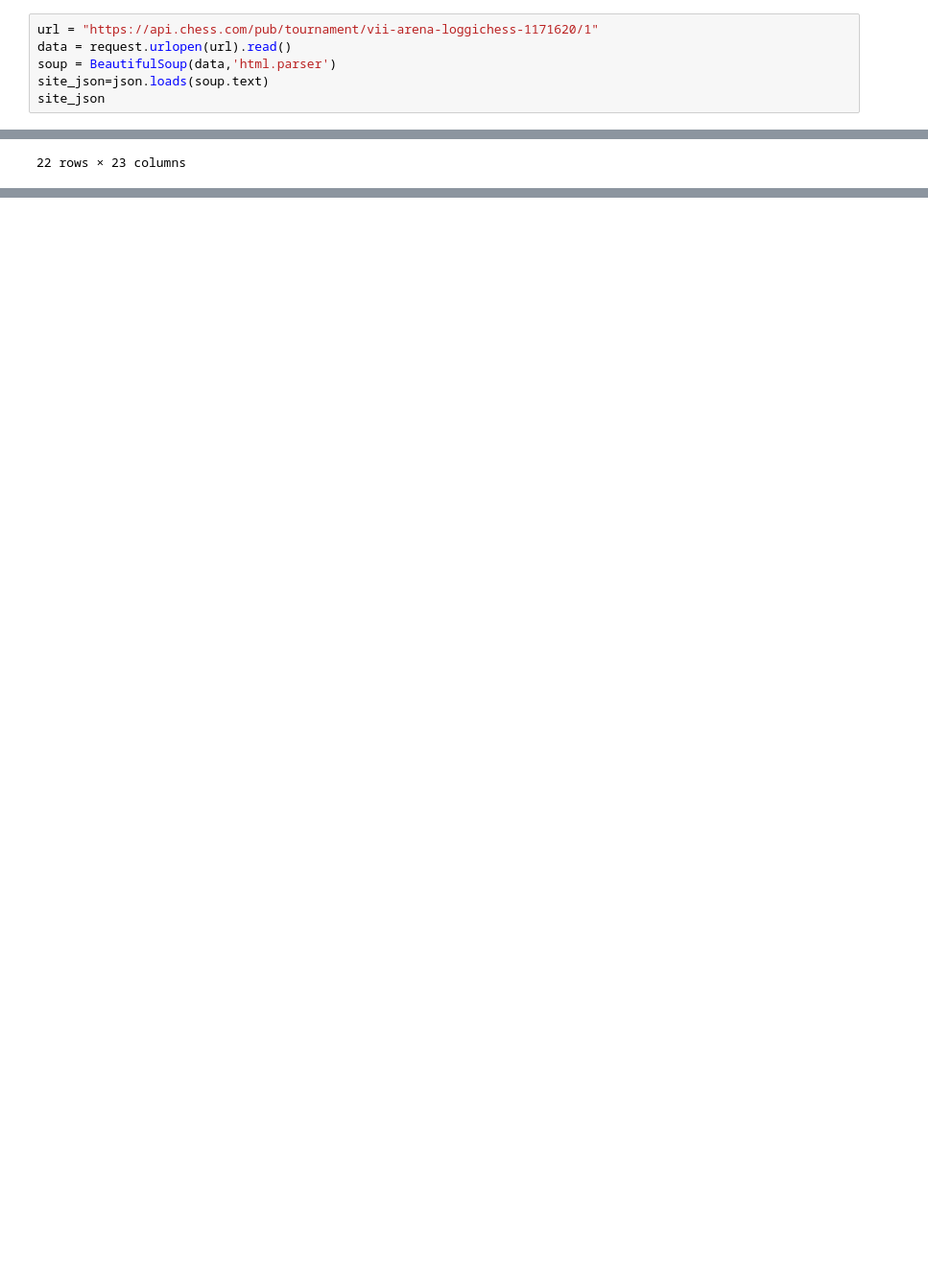
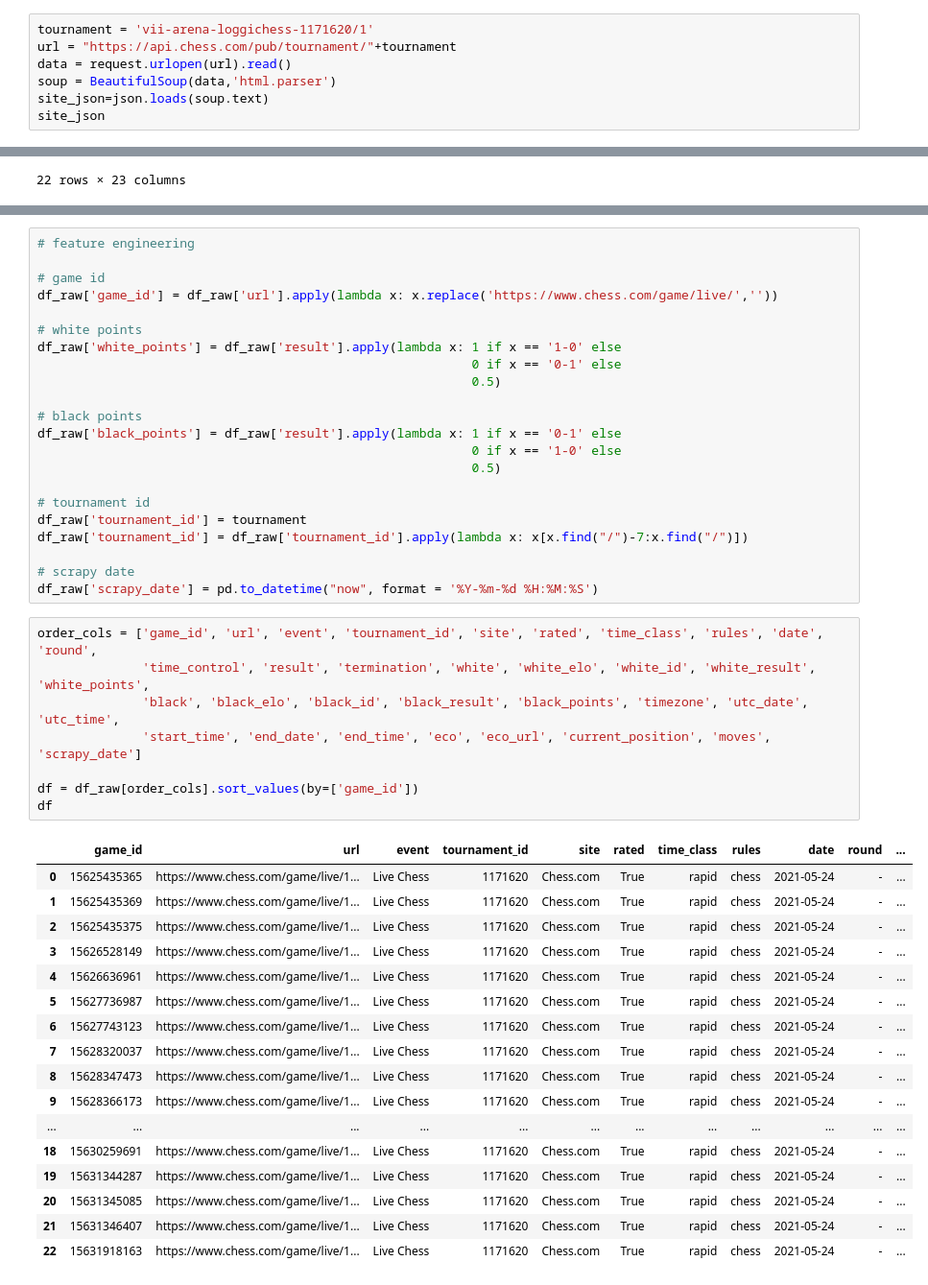
Before and after one commit to VitorMusachio/chessdotcom_tournaments, a Jupyter notebook: chessdotcom_tournaments.ipynb, the cells around one changed output, grey strips where cells are left out. Shown at 96% size. Cells and saved outputs as stored; diff of their text form; blank space fills up the shorter version.

Commit message:
add feature engineering and final data task

```diff
--- a/chessdotcom_tournaments.ipynb
+++ b/chessdotcom_tournaments.ipynb
@@ -5,7 +5,8 @@ import pandas as pd
 from urllib import request
 from bs4    import BeautifulSoup
 # %%
-url = "https://api.chess.com/pub/tournament/vii-arena-loggichess-1171620/1"
+tournament = 'vii-arena-loggichess-1171620/1'
+url = "https://api.chess.com/pub/tournament/"+tournament
 data = request.urlopen(url).read()
 soup = BeautifulSoup(data,'html.parser')
 site_json=json.loads(soup.text)
@@ -284,3 +285,51 @@ df_raw.T
 | link | https://www.chess.com/game/live/1... | https://www.chess.com/game/live/1... | https://www.chess.com/game/live/1... | https://www.chess.com/game/live/1... | https://www.chess.com/game/live/1... | https://www.chess.com/game/live/1... | https://www.chess.com/game/live/1... | https://www.chess.com/game/live/1... | https://www.chess.com/game/live/1... | https://www.chess.com/game/live/1... | ... | ... |
 | moves | 1. d4 { 0:10:01.9} 1... f5 { 0:09... | 1. d4 { 0:09:50.6} 1-0 | 1. d4 { 0:09:58.8} 1... d5 { 0:10... | 1. d4 { 0:09:59.1} 1... d5 { 0:09... | 1. d4 { 0:09:59.4} 1... d5 { 0:09... | 1. e4 { 0:10:00.7} 1... c6 { 0:09... | 1. e4 { 0:10:00.4} 1... e5 { 0:09... | 1. e4 { 0:10:00.9} 1... c6 { 0:10... | 1. d4 { 0:09:57.9} 1... d5 { 0:09... | 1. e4 { 0:09:57.1} 1... d5 { 0:10... | ... | ... |
 31 rows × 23 columns
+# %%
+# feature engineering
+
+# game id
+df_raw['game_id'] = df_raw['url'].apply(lambda x: x.replace('https://www.chess.com/game/live/',''))
+
+# white points
+df_raw['white_points'] = df_raw['result'].apply(lambda x: 1 if x == '1-0' else
+                                                          0 if x == '0-1' else
+                                                          0.5)
+
+# black points
+df_raw['black_points'] = df_raw['result'].apply(lambda x: 1 if x == '0-1' else
+                                                          0 if x == '1-0' else
+                                                          0.5)
+
+# tournament id
+df_raw['tournament_id'] = tournament
+df_raw['tournament_id'] = df_raw['tournament_id'].apply(lambda x: x[x.find("/")-7:x.find("/")])
+
+# scrapy date
+df_raw['scrapy_date'] = pd.to_datetime("now", format = '%Y-%m-%d %H:%M:%S')
+# %%
+order_cols = ['game_id', 'url', 'event', 'tournament_id', 'site', 'rated', 'time_class', 'rules', 'date', 'round',
+              'time_control', 'result', 'termination', 'white', 'white_elo', 'white_id', 'white_result', 'white_points',
+              'black', 'black_elo', 'black_id', 'black_result', 'black_points', 'timezone', 'utc_date', 'utc_time',
+              'start_time', 'end_date', 'end_time', 'eco', 'eco_url', 'current_position', 'moves', 'scrapy_date']
+
+df = df_raw[order_cols].sort_values(by=['game_id'])
+df
+# %% [output]
+|  | game_id | url | event | tournament_id | site | rated | time_class | rules | date | round | ... |
+| 0 | 15625435365 | https://www.chess.com/game/live/1... | Live Chess | 1171620 | Chess.com | True | rapid | chess | 2021-05-24 | - | ... |
+| 1 | 15625435369 | https://www.chess.com/game/live/1... | Live Chess | 1171620 | Chess.com | True | rapid | chess | 2021-05-24 | - | ... |
+| 2 | 15625435375 | https://www.chess.com/game/live/1... | Live Chess | 1171620 | Chess.com | True | rapid | chess | 2021-05-24 | - | ... |
+| 3 | 15626528149 | https://www.chess.com/game/live/1... | Live Chess | 1171620 | Chess.com | True | rapid | chess | 2021-05-24 | - | ... |
+| 4 | 15626636961 | https://www.chess.com/game/live/1... | Live Chess | 1171620 | Chess.com | True | rapid | chess | 2021-05-24 | - | ... |
+| 5 | 15627736987 | https://www.chess.com/game/live/1... | Live Chess | 1171620 | Chess.com | True | rapid | chess | 2021-05-24 | - | ... |
+| 6 | 15627743123 | https://www.chess.com/game/live/1... | Live Chess | 1171620 | Chess.com | True | rapid | chess | 2021-05-24 | - | ... |
+| 7 | 15628320037 | https://www.chess.com/game/live/1... | Live Chess | 1171620 | Chess.com | True | rapid | chess | 2021-05-24 | - | ... |
+| 8 | 15628347473 | https://www.chess.com/game/live/1... | Live Chess | 1171620 | Chess.com | True | rapid | chess | 2021-05-24 | - | ... |
+| 9 | 15628366173 | https://www.chess.com/game/live/1... | Live Chess | 1171620 | Chess.com | True | rapid | chess | 2021-05-24 | - | ... |
+| ... | ... | ... | ... | ... | ... | ... | ... | ... | ... | ... | ... |
+| 18 | 15630259691 | https://www.chess.com/game/live/1... | Live Chess | 1171620 | Chess.com | True | rapid | chess | 2021-05-24 | - | ... |
+| 19 | 15631344287 | https://www.chess.com/game/live/1... | Live Chess | 1171620 | Chess.com | True | rapid | chess | 2021-05-24 | - | ... |
+| 20 | 15631345085 | https://www.chess.com/game/live/1... | Live Chess | 1171620 | Chess.com | True | rapid | chess | 2021-05-24 | - | ... |
+| 21 | 15631346407 | https://www.chess.com/game/live/1... | Live Chess | 1171620 | Chess.com | True | rapid | chess | 2021-05-24 | - | ... |
+| 22 | 15631918163 | https://www.chess.com/game/live/1... | Live Chess | 1171620 | Chess.com | True | rapid | chess | 2021-05-24 | - | ... |
```
Also changed, not shown: parts of 3 cells of this notebook.
